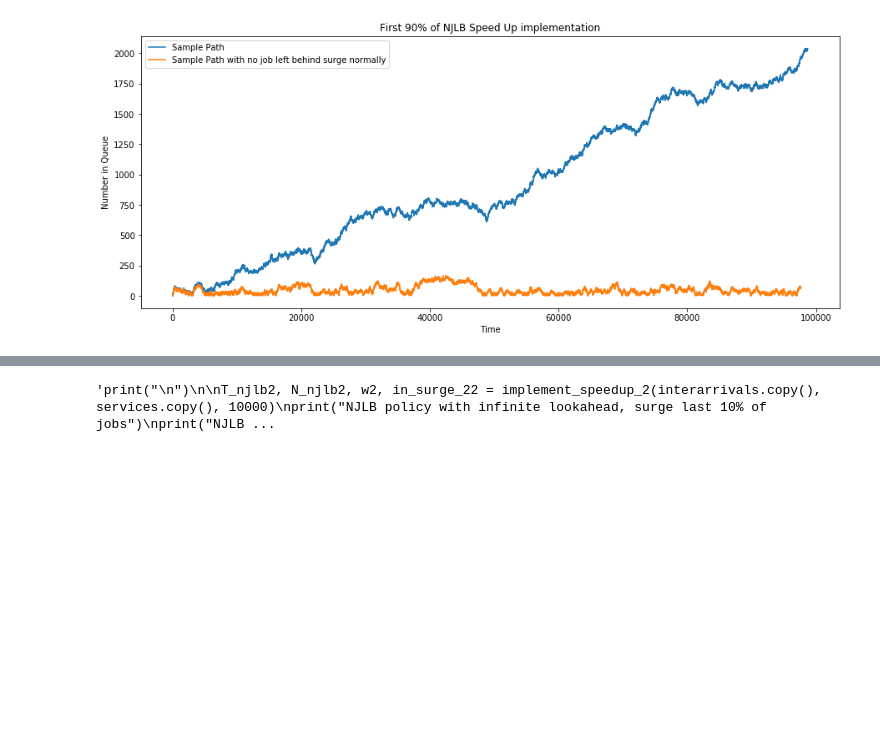
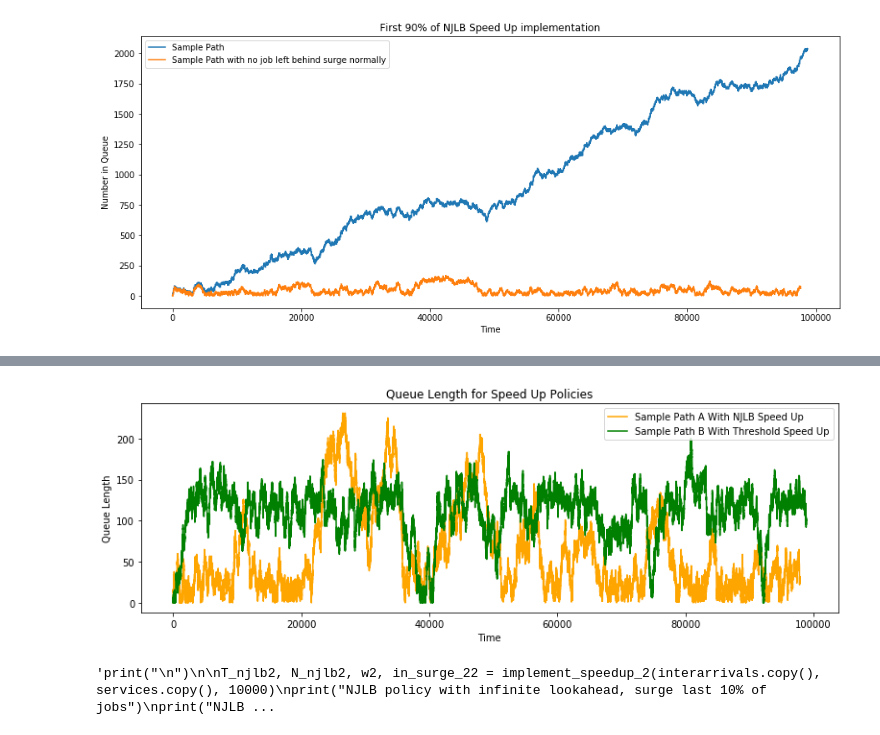
Before and after one commit to guanzgrace/cbs-patient-surge-models, a Jupyter notebook: 0719-Speed-up-Threshold-NoJobLeftBehind.ipynb, the cells around one changed output, grey strips where cells are left out. Cells and saved outputs as stored; diff of their text form; code cells hidden in the pictures; blank space fills up the shorter version.

```diff
--- a/0719-Speed-up-Threshold-NoJobLeftBehind.ipynb
+++ b/0719-Speed-up-Threshold-NoJobLeftBehind.ipynb
@@ -443,3 +574,16 @@ NJLB Expected Queue Length 47.503
+# %%
+
+figure(figsize=(13,4))
+#plot(first90(T), first90(N), label='Sample Path A')
+plot(first90(T_njlb3), first90(N_njlb3), label='Sample Path A With NJLB Speed Up', color="orange")
+plot(first90(T_threshold), first90(N_threshold), label='Sample Path B With Threshold Speed Up', color="green")
+xlabel('Time')
+ylabel('Queue Length')
+title("Queue Length for Speed Up Policies")
+legend()
+print("\n\n")
+# %% [output]
+[figure, added]
 # %%
 
 '''T_threshold, N_threshold, S, in_surge = implement_threshold(interarrivals.copy(), services.copy(), threshold)
```
Also changed, not shown: parts of 4 cells of this notebook, 1 other file.
